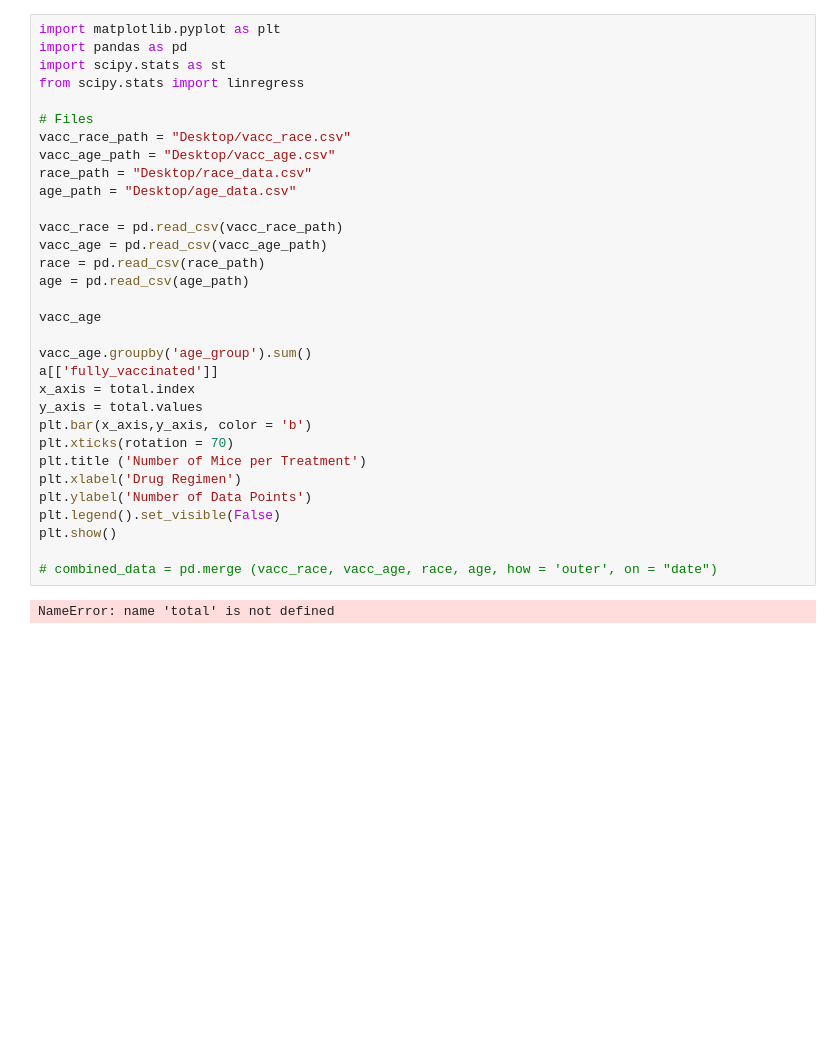
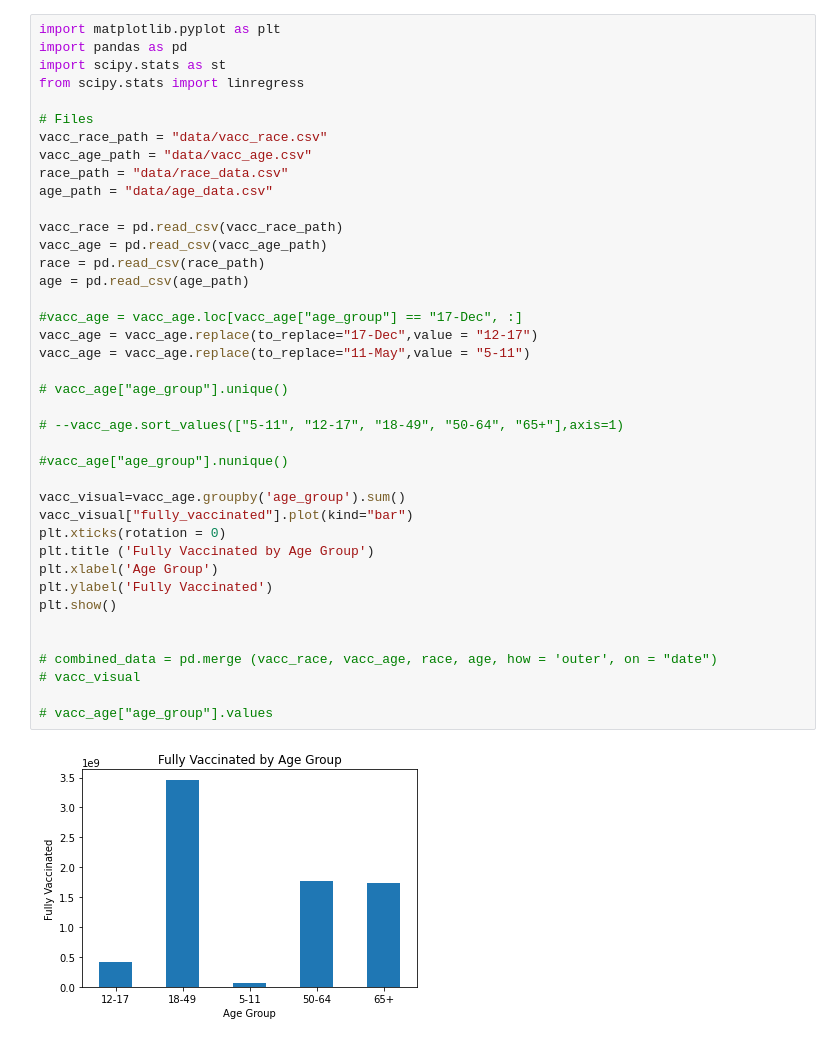
Before and after one commit to jgkiang/Joe_Rogans_Repo, a Jupyter notebook: Project1.ipynb, the cells around one changed output. Cells and saved outputs as stored; diff of their text form; blank space fills up the shorter version.

```diff
--- a/Project1.ipynb
+++ b/Project1.ipynb
@@ -1,34 +1,42 @@
 # %%
 import matplotlib.pyplot as plt
 import pandas as pd
 import scipy.stats as st
 from scipy.stats import linregress
 
 # Files
-vacc_race_path = "Desktop/vacc_race.csv"
-vacc_age_path = "Desktop/vacc_age.csv"
-race_path = "Desktop/race_data.csv"
-age_path = "Desktop/age_data.csv"
+vacc_race_path = "data/vacc_race.csv"
+vacc_age_path = "data/vacc_age.csv"
+race_path = "data/race_data.csv"
+age_path = "data/age_data.csv"
 
 vacc_race = pd.read_csv(vacc_race_path)
 vacc_age = pd.read_csv(vacc_age_path)
 race = pd.read_csv(race_path)
 age = pd.read_csv(age_path)
 
-vacc_age
+#vacc_age = vacc_age.loc[vacc_age["age_group"] == "17-Dec", :]
+vacc_age = vacc_age.replace(to_replace="17-Dec",value = "12-17")
+vacc_age = vacc_age.replace(to_replace="11-May",value = "5-11")
 
-vacc_age.groupby('age_group').sum()
-a[['fully_vaccinated']]
-x_axis = total.index
-y_axis = total.values
-plt.bar(x_axis,y_axis, color = 'b')
-plt.xticks(rotation = 70)
-plt.title ('Number of Mice per Treatment')
-plt.xlabel('Drug Regimen')
-plt.ylabel('Number of Data Points')
-plt.legend().set_visible(False)
+# vacc_age["age_group"].unique()
+
+# --vacc_age.sort_values(["5-11", "12-17", "18-49", "50-64", "65+"],axis=1)
+
+#vacc_age["age_group"].nunique()
+
+vacc_visual=vacc_age.groupby('age_group').sum()
+vacc_visual["fully_vaccinated"].plot(kind="bar")
+plt.xticks(rotation = 0)
+plt.title ('Fully Vaccinated by Age Group')
+plt.xlabel('Age Group')
+plt.ylabel('Fully Vaccinated')
 plt.show()
 
+
 # combined_data = pd.merge (vacc_race, vacc_age, race, age, how = 'outer', on = "date")
+# vacc_visual
+
+# vacc_age["age_group"].values
 # %% [output]
-NameError: name 'total' is not defined
+[figure, added]
```
Also changed, not shown: parts of 17 cells of this notebook.
